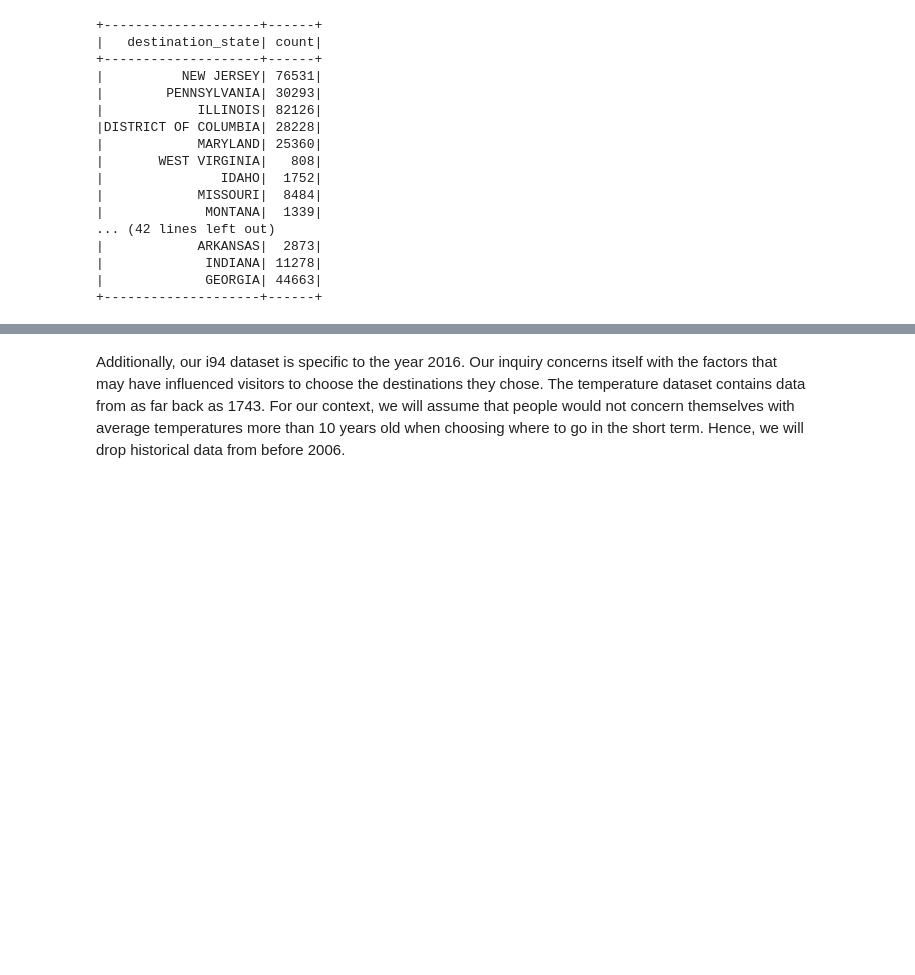
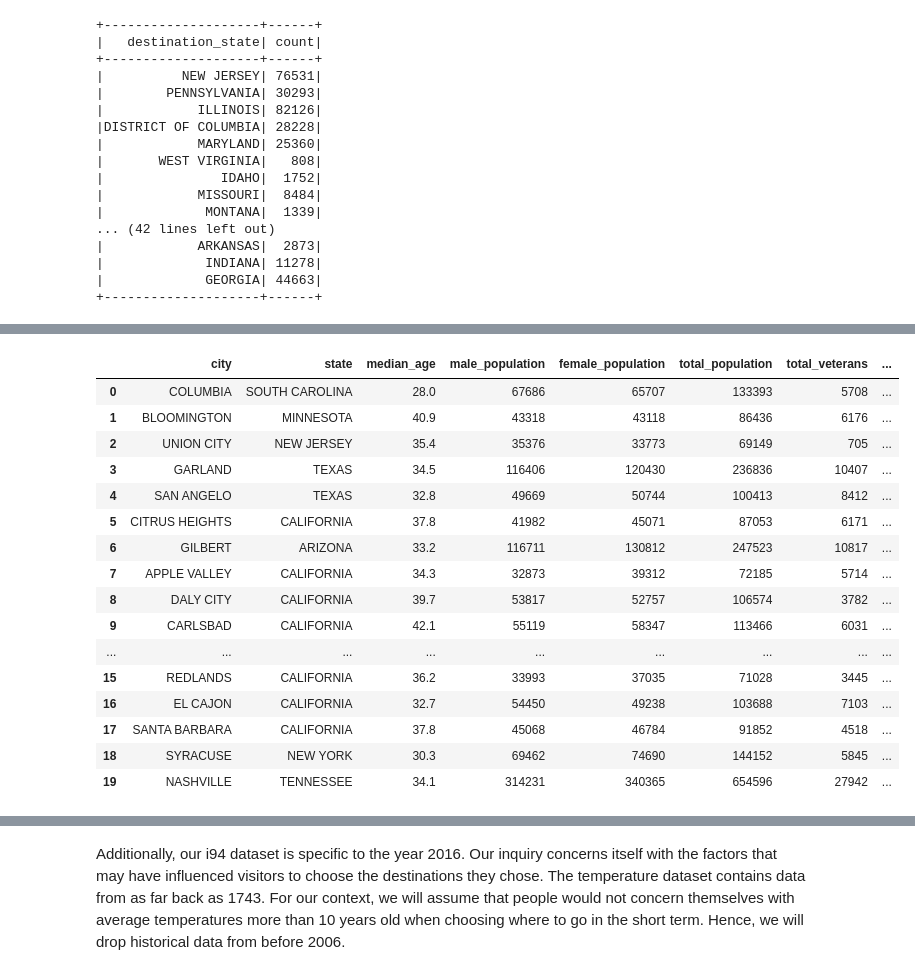
Before and after one commit to taylteller/data-engineering-pipeline, a Jupyter notebook: etl.ipynb, the cells around one changed output, grey strips where cells are left out. Saved outputs shown, nothing was run; the diff lists cells and outputs as text; code cells hidden in the pictures; blank space fills up the shorter version.

```diff
--- a/etl.ipynb
+++ b/etl.ipynb
@@ -291,0 +314,13 @@ i94_clean_df.groupBy('port_state').count().show(100)
+# %%
+demog_df = demog_df.select(upper(col('City')).alias('city'),
+                             upper(col('State')).alias('state'),
+                             col('Median Age').alias('median_age'),
+                             col('Male Population').alias('male_population'),
+                             col('Female Population').alias('female_population'),
+                             col('Total Population').alias('total_population'),
+                             col('Number of Veterans').alias('total_veterans'),
+                             col('Foreign-born').alias('foreign_born'),
+                             col('Average Household Size').alias('average_household_size'),
+                             col('Race').alias('race'),
+                             col('Count').alias('race_count')
+                            ).dropDuplicates().cache()
@@ -291,0 +342,13 @@ i94_clean_df.groupBy('port_state').count().show(100)
+# %%
+# Turn the Race column into five distinct race columns
+demog_df = demog_df.groupBy("city",
+                            "state",
+                            "median_age",
+                            "male_population",
+                            "female_population",
+                            "total_population",
+                            "total_veterans",
+                            "foreign_born",
+                            "average_household_size"
+                           ).pivot("race").agg(first("race_count"))
+demog_df.show(5)
@@ -291,0 +366,35 @@ i94_clean_df.groupBy('port_state').count().show(100)
+# %%
+# Tidy the ethnicity column names
+demog_df = demog_df.select(col('city'),
+                           col('state'),
+                           col('median_age'),
+                           col('male_population'),
+                           col('female_population'),
+                           col('total_population'),
+                           col('total_veterans'),
+                           col('foreign_born'),
+                           col('average_household_size'),
+                           col('American Indian and Alaska Native').alias('indigenous'),
+                           col('Asian').alias('asian'),
+                           col('Black or African-American').alias('black'),
+                           col('Hispanic or Latino').alias('latinx'),
+                           col('White').alias('white'),
+                          ).dropDuplicates().cache()
+# %% [output]
+|  | city | state | median_age | male_population | female_population | total_population | total_veterans | ... |
+| 0 | COLUMBIA | SOUTH CAROLINA | 28.0 | 67686 | 65707 | 133393 | 5708 | ... |
+| 1 | BLOOMINGTON | MINNESOTA | 40.9 | 43318 | 43118 | 86436 | 6176 | ... |
+| 2 | UNION CITY | NEW JERSEY | 35.4 | 35376 | 33773 | 69149 | 705 | ... |
+| 3 | GARLAND | TEXAS | 34.5 | 116406 | 120430 | 236836 | 10407 | ... |
+| 4 | SAN ANGELO | TEXAS | 32.8 | 49669 | 50744 | 100413 | 8412 | ... |
+| 5 | CITRUS HEIGHTS | CALIFORNIA | 37.8 | 41982 | 45071 | 87053 | 6171 | ... |
+| 6 | GILBERT | ARIZONA | 33.2 | 116711 | 130812 | 247523 | 10817 | ... |
+| 7 | APPLE VALLEY | CALIFORNIA | 34.3 | 32873 | 39312 | 72185 | 5714 | ... |
+| 8 | DALY CITY | CALIFORNIA | 39.7 | 53817 | 52757 | 106574 | 3782 | ... |
+| 9 | CARLSBAD | CALIFORNIA | 42.1 | 55119 | 58347 | 113466 | 6031 | ... |
+| ... | ... | ... | ... | ... | ... | ... | ... | ... |
+| 15 | REDLANDS | CALIFORNIA | 36.2 | 33993 | 37035 | 71028 | 3445 | ... |
+| 16 | EL CAJON | CALIFORNIA | 32.7 | 54450 | 49238 | 103688 | 7103 | ... |
+| 17 | SANTA BARBARA | CALIFORNIA | 37.8 | 45068 | 46784 | 91852 | 4518 | ... |
+| 18 | SYRACUSE | NEW YORK | 30.3 | 69462 | 74690 | 144152 | 5845 | ... |
+| 19 | NASHVILLE | TENNESSEE | 34.1 | 314231 | 340365 | 654596 | 27942 | ... |
```
Also changed, not shown: parts of 14 cells of this notebook.
